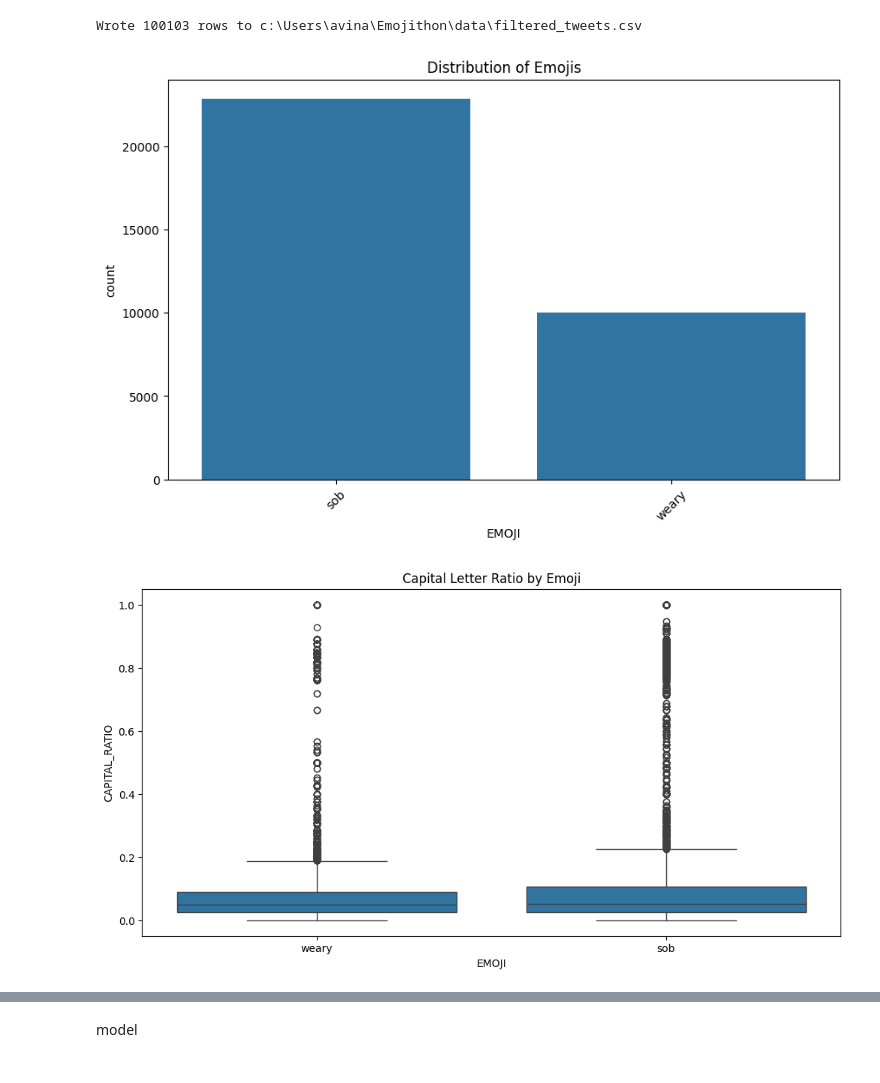
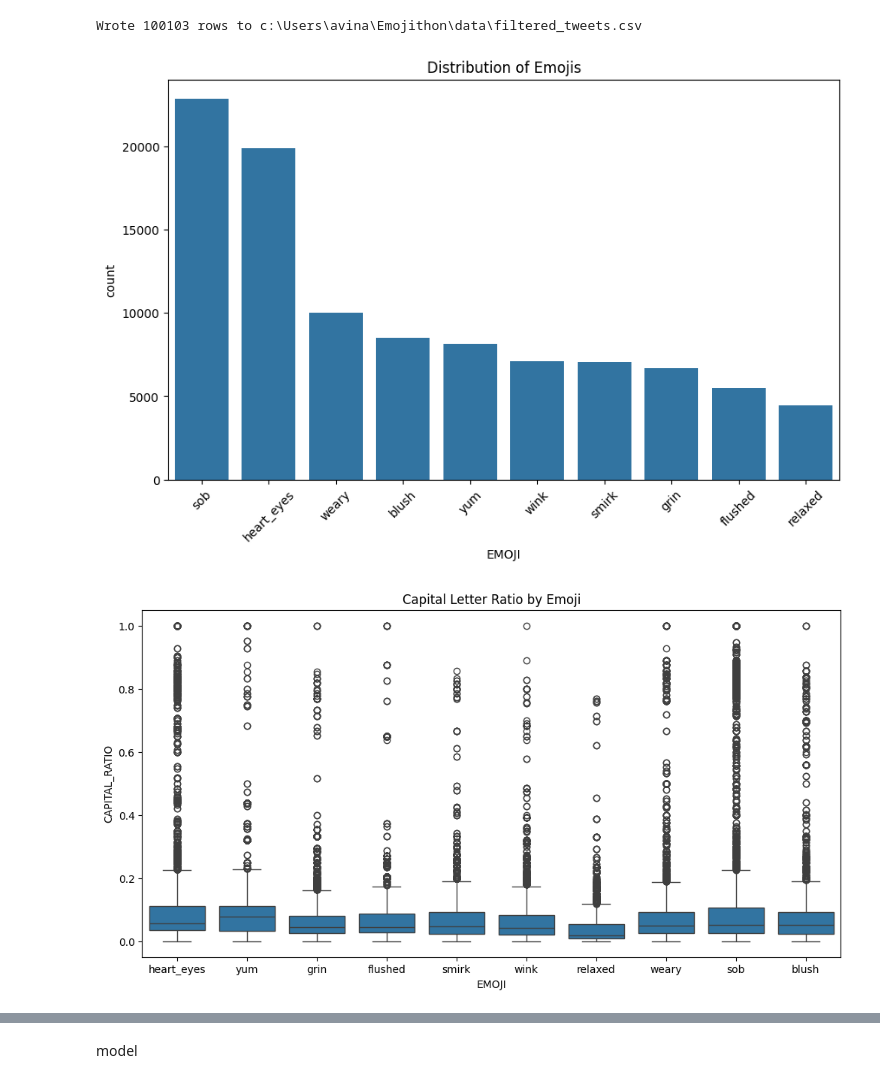
Before and after one commit to Green-Kiwie/Emojithon, a Jupyter notebook: eda.ipynb, the cells around one changed output, grey strips where cells are left out. Saved outputs shown, nothing was run; the diff lists cells and outputs as text; code cells hidden in the pictures.

```diff
--- a/eda.ipynb
+++ b/eda.ipynb
@@ -94,8 +94,8 @@ df = pd.read_csv(TRAIN_CSV)
 # Drop unimportant features
 df = df.drop(columns=['LINE_NUM'])
 
-#
-df = df[df['EMOJI'].isin(['sob', 'weary'])]
+# Only weary and sob
+# df = df[df['EMOJI'].isin(['sob', 'weary'])]
 
 # Calculate capital ratio
 df['CAPITAL_RATIO'] = df['CAPITAL_LETTER_COUNT'] / df['CHAR_COUNT']
@@ -169,32 +169,32 @@ word_by_emoji = (
 
 fig, axes = plt.subplots(1, 2, figsize=(14, 5))
 sns.barplot(
     data=word_by_emoji,
     x='EMOJI',
     y='WORD_COUNT',
     order=emoji_order_words,
     ax=axes[0],
     color='steelblue',
 )
 axes[0].set_title('Mean word count by emoji')
 axes[0].set_xlabel('Emoji')
 axes[0].set_ylabel('Mean WORD_COUNT')
 axes[0].tick_params(axis='x', rotation=45)
 
 sns.barplot(
     data=word_by_emoji,
     x='EMOJI',
     y='AVG_WORD_LENGTH',
     order=emoji_order_words,
     ax=axes[1],
     color='coral',
 )
 axes[1].set_title('Mean average word length by emoji')
 axes[1].set_xlabel('Emoji')
 axes[1].set_ylabel('Mean AVG_WORD_LENGTH')
 axes[1].tick_params(axis='x', rotation=45)
 plt.tight_layout()
 plt.show()
 # %% [output]
-[figure, old version]
+[figure, new version]
-[figure, old version]
+[figure, new version]
```
Also changed, not shown: parts of 9 cells of this notebook, 9 other files.
